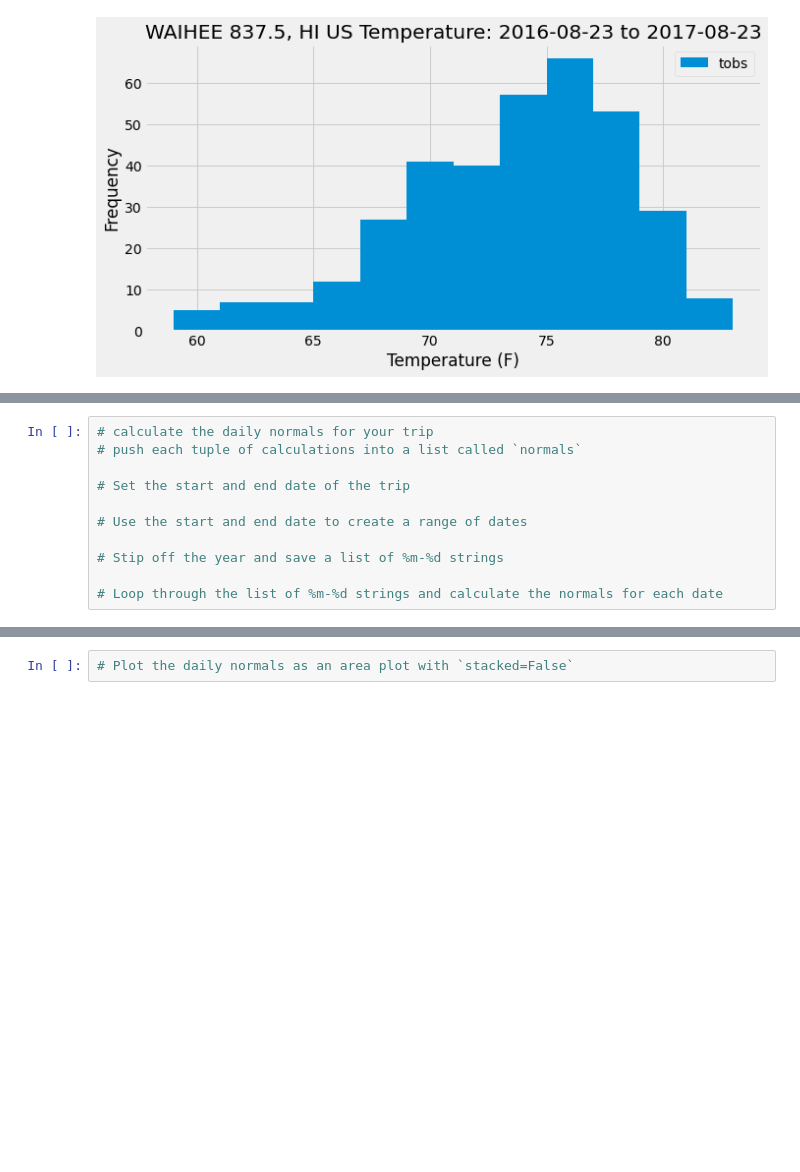
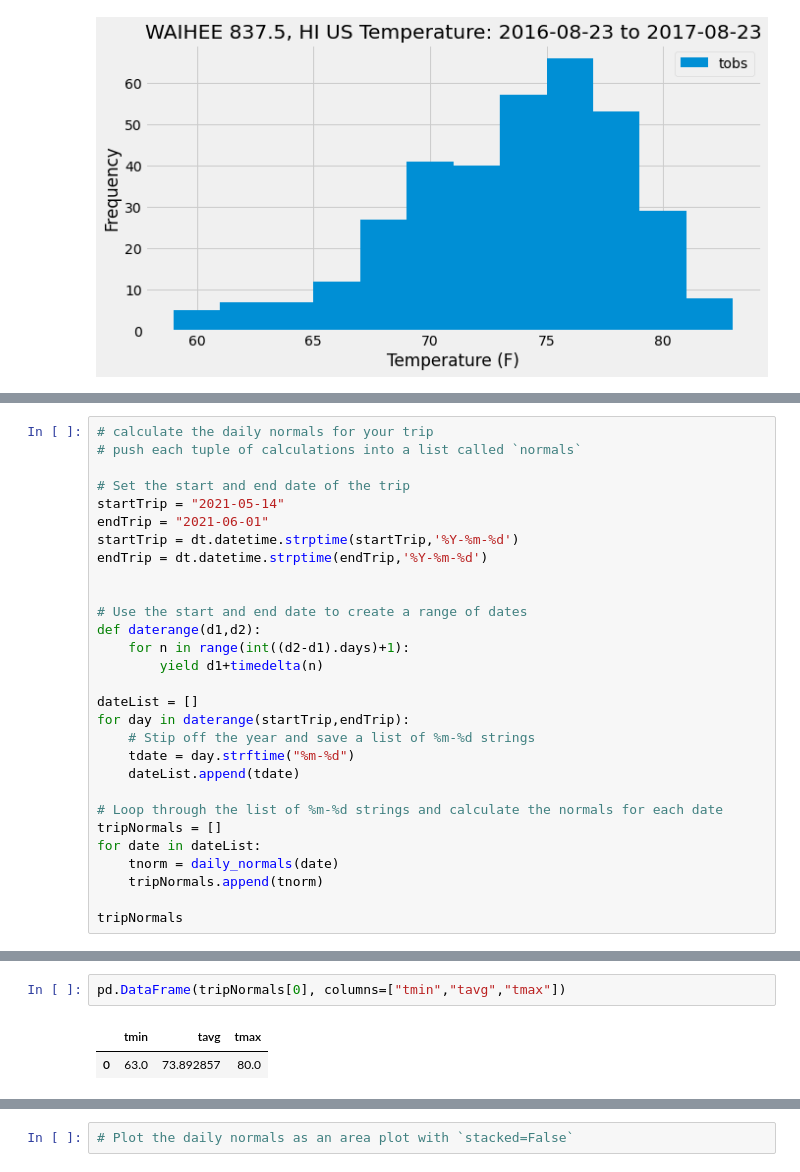
Before and after one commit to meielerol/sqlalchemy-challenge, a Jupyter notebook: climate_starter.ipynb, the cells around one changed output, grey strips where cells are left out. Saved outputs shown, nothing was run; the diff lists cells and outputs as text; blank space fills up the shorter version.

```diff
--- a/climate_starter.ipynb
+++ b/climate_starter.ipynb
@@ -297,9 +354,27 @@ daily_normals("01-01")
 # push each tuple of calculations into a list called `normals`
 
 # Set the start and end date of the trip
+startTrip = "2021-05-14"
+endTrip = "2021-06-01"
+startTrip = dt.datetime.strptime(startTrip,'%Y-%m-%d')
+endTrip = dt.datetime.strptime(endTrip,'%Y-%m-%d')
+
 
 # Use the start and end date to create a range of dates
+def daterange(d1,d2):
+    for n in range(int((d2-d1).days)+1):
+        yield d1+timedelta(n)
 
-# Stip off the year and save a list of %m-%d strings
+dateList = []
+for day in daterange(startTrip,endTrip):
+    # Stip off the year and save a list of %m-%d strings
+    tdate = day.strftime("%m-%d")
+    dateList.append(tdate)
 
 # Loop through the list of %m-%d strings and calculate the normals for each date
+tripNormals = []
+for date in dateList:
+    tnorm = daily_normals(date)
+    tripNormals.append(tnorm)
+
+tripNormals
@@ -306,2 +401,7 @@ daily_normals("01-01")
+# %%
+pd.DataFrame(tripNormals[0], columns=["tmin","tavg","tmax"])
+# %% [output]
+|  | tmin | tavg | tmax |
+| 0 | 63.0 | 73.892857 | 80.0 |
 # %%
 # Load the previous query results into a Pandas DataFrame and add the `trip_dates` range as the `date` index
```
Also changed, not shown: parts of 11 cells of this notebook.
